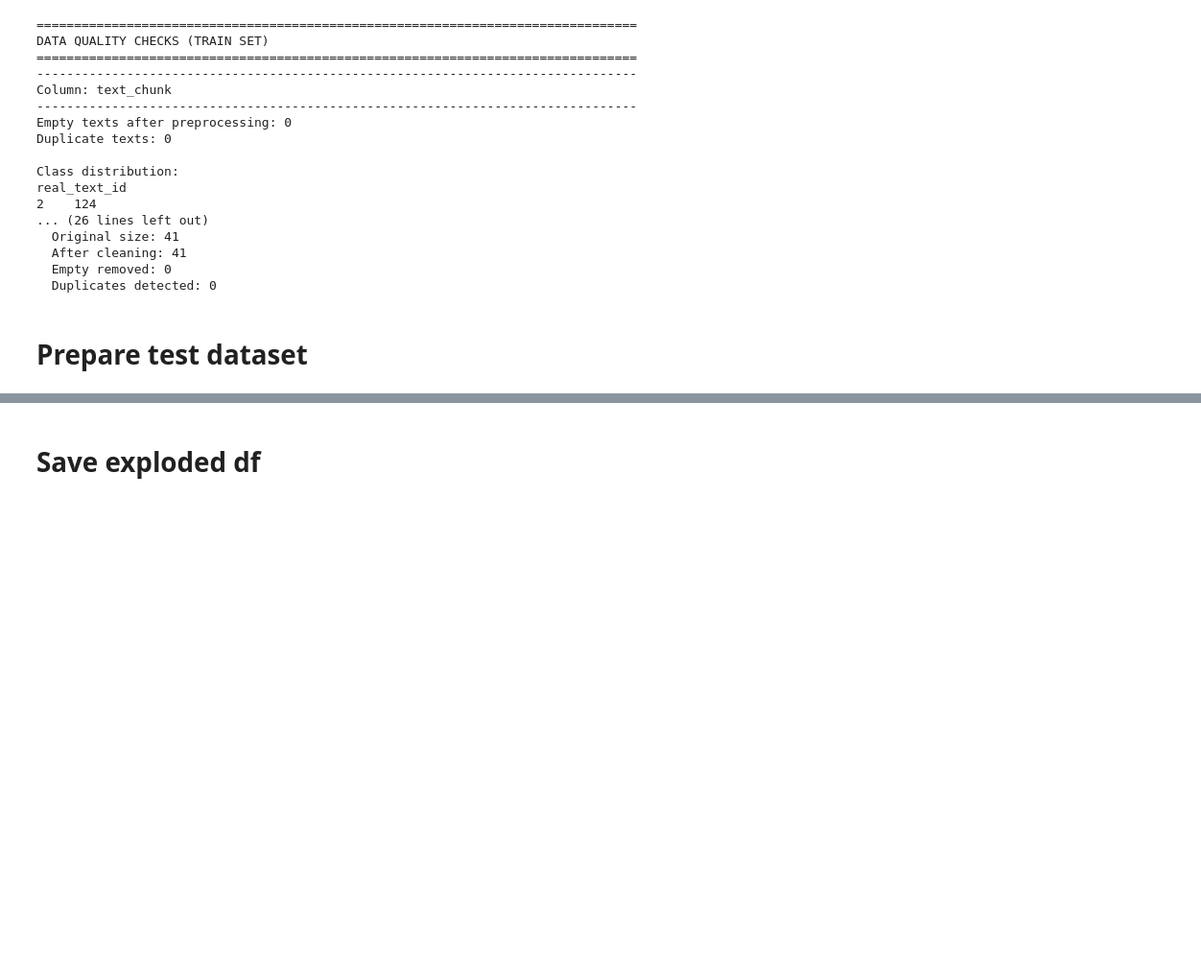
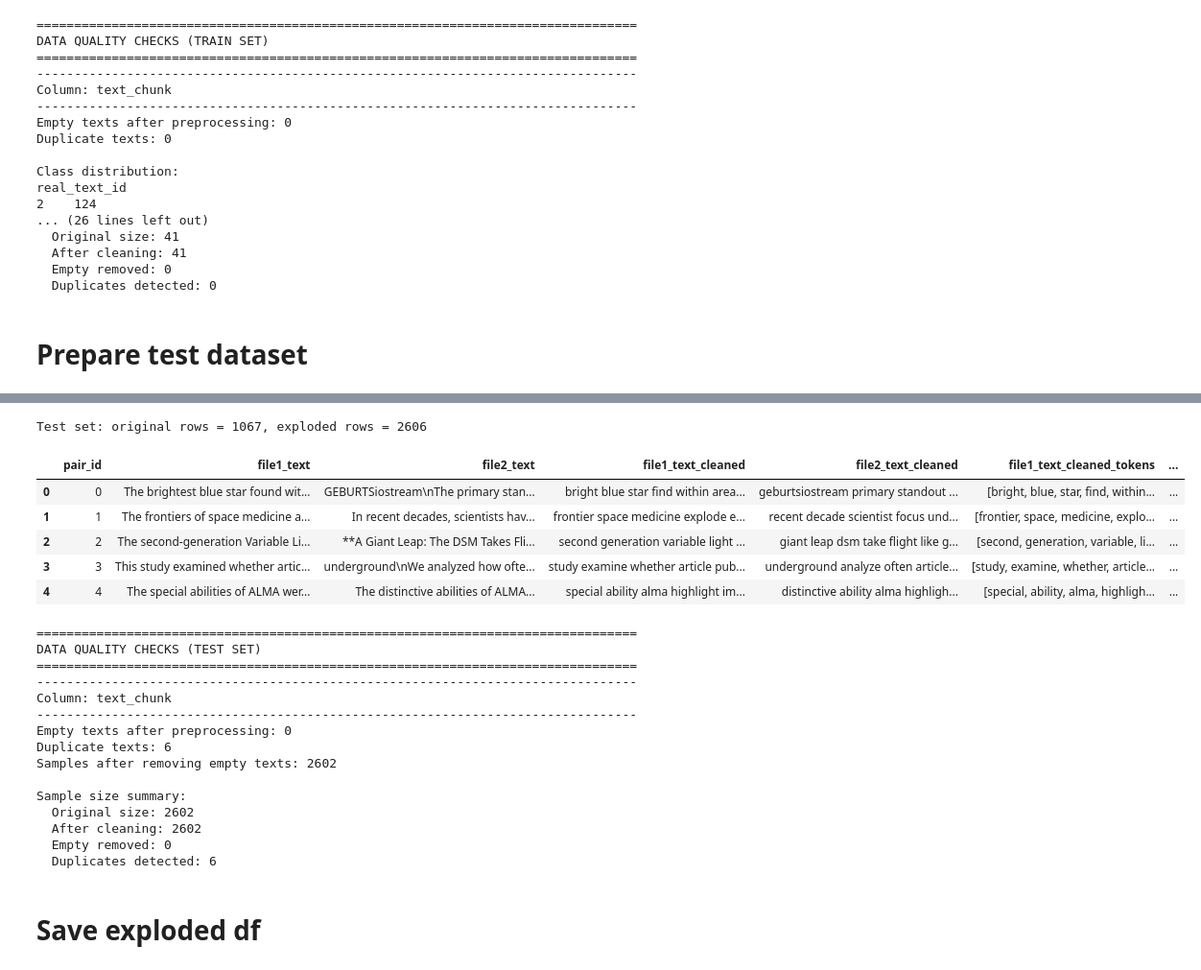
Before and after one commit to photoli93/esa_fake_or_real, a Jupyter notebook: notebooks/02_data_preprocessing.ipynb, the cells around one changed output, grey strips where cells are left out. Shown at 96% size. Drawn from its saved outputs; the diff is of its cells as text; code cells hidden in the pictures; blank space fills up the shorter version.

```diff
--- a/notebooks/02_data_preprocessing.ipynb
+++ b/notebooks/02_data_preprocessing.ipynb
@@ -940,3 +897,81 @@ Example chunking for file2_text_cleaned:
+# %%
+# Add original row index for reconstruction purpose
+test_df = test_df.reset_index(names="pair_id")
+
+exploded_list = []
+
+for col in ['file1_text_cleaned_chunks', 'file2_text_cleaned_chunks']:
+    temp_df = test_df.copy()
+    # Make sure each cell is a list
+    temp_df[col] = temp_df[col].apply(lambda x: x if isinstance(x, list) else [x])
+    temp_df['text_chunk'] = temp_df[col]
+    temp_df = temp_df.explode('text_chunk').reset_index(drop=True)
+    temp_df['source'] = col.replace('_text_cleaned_chunks', '')  # file1/file2
+    exploded_list.append(temp_df)
+
+# Concatenate
+test_df_exploded = pd.concat(exploded_list, ignore_index=True)
+
+# # Add labels
+# test_df_exploded['label'] = test_df_exploded.apply(create_label, axis=1)
+
+# Quick check
+print(f"Test set: original rows = {len(test_df)}, exploded rows = {len(test_df_exploded)}")
+display(test_df_exploded.head())
+
+# Remove empty text_chunk
+test_df_exploded = test_df_exploded[~(test_df_exploded.text_chunk == '')]
+
+print("=" * 80)
+print(f"DATA QUALITY CHECKS (TEST SET)")
+print("=" * 80)
+
+for col in ['text_chunk']:
+    print("-" * 80)
+    print(f"Column: {col}")
+    print("-" * 80)
+
+    # Empty texts
+    empty_mask = test_df_exploded[col].apply(lambda x: len(x) == 0 if isinstance(x, list) else pd.isna(x))
+    print(f"Empty texts after preprocessing: {empty_mask.sum()}")
+
+    # Duplicates
+    duplicates = test_df_exploded.duplicated(subset=[col])
+    print(f"Duplicate texts: {duplicates.sum()}")
+
+    # Remove problematic samples
+    df_clean = test_df_exploded[~empty_mask].copy()
+    print(f"Samples after removing empty texts: {len(df_clean)}")
+
+    # Optional summary
+    print("\nSample size summary:")
+    print(f"  Original size: {len(test_df_exploded)}")
+    print(f"  After cleaning: {len(df_clean)}")
+    print(f"  Empty removed: {empty_mask.sum()}")
+    print(f"  Duplicates detected: {duplicates.sum()}")
+# %% [output]
+Test set: original rows = 1067, exploded rows = 2606
+|  | pair_id | file1_text | file2_text | file1_text_cleaned | file2_text_cleaned | file1_text_cleaned_tokens | ... |
+| 0 | 0 | The brightest blue star found wit... | GEBURTSiostream\nThe primary stan... | bright blue star find within area... | geburtsiostream primary standout ... | [bright, blue, star, find, within... | ... |
+| 1 | 1 | The frontiers of space medicine a... | In recent decades, scientists hav... | frontier space medicine explode e... | recent decade scientist focus und... | [frontier, space, medicine, explo... | ... |
+| 2 | 2 | The second-generation Variable Li... | **A Giant Leap: The DSM Takes Fli... | second generation variable light ... | giant leap dsm take flight like g... | [second, generation, variable, li... | ... |
+| 3 | 3 | This study examined whether artic... | underground\nWe analyzed how ofte... | study examine whether article pub... | underground analyze often article... | [study, examine, whether, article... | ... |
+| 4 | 4 | The special abilities of ALMA wer... | The distinctive abilities of ALMA... | special ability alma highlight im... | distinctive ability alma highligh... | [special, ability, alma, highligh... | ... |
+================================================================================
+DATA QUALITY CHECKS (TEST SET)
+================================================================================
+--------------------------------------------------------------------------------
+Column: text_chunk
+--------------------------------------------------------------------------------
+Empty texts after preprocessing: 0
+Duplicate texts: 6
+Samples after removing empty texts: 2602
+
+Sample size summary:
+  Original size: 2602
+  After cleaning: 2602
+  Empty removed: 0
+  Duplicates detected: 6
 # %% [markdown]
 # Save exploded df
 # %%
```
Also changed, not shown: parts of 5 cells of this notebook.
